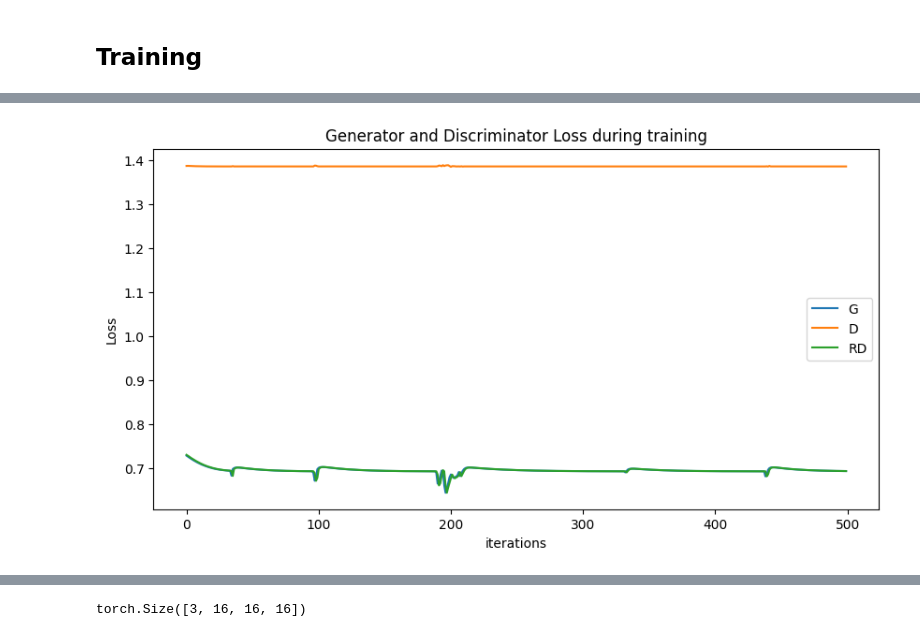
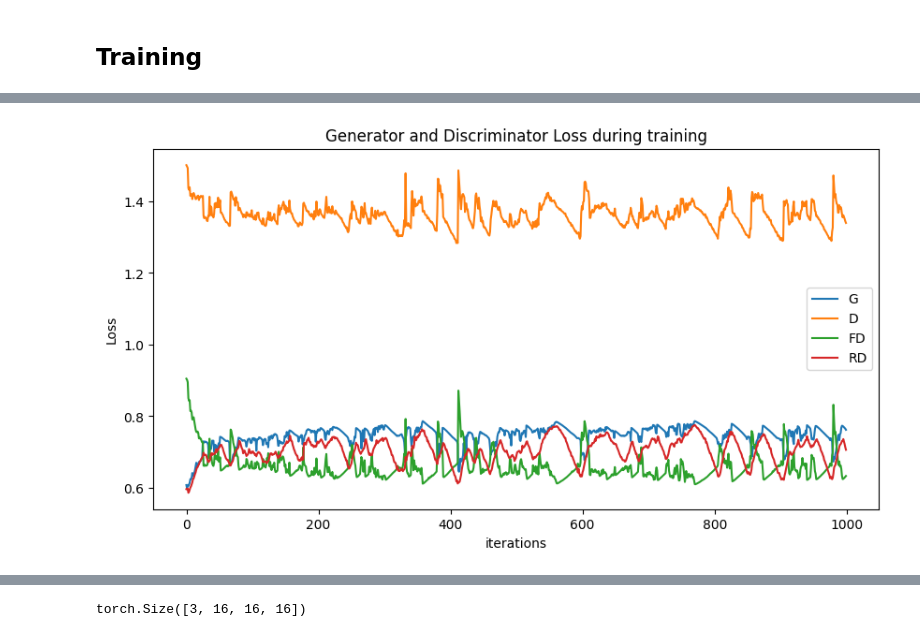
Before and after one commit to JTStephens18/3DMNIST, a Jupyter notebook: v4_3DMNIST_CNN.ipynb, the cells around one changed output, grey strips where cells are left out. Saved outputs shown, nothing was run; the diff lists cells and outputs as text; code cells hidden in the pictures.

```diff
--- a/v4_3DMNIST_CNN.ipynb
+++ b/v4_3DMNIST_CNN.ipynb
@@ -243,14 +255,15 @@ class Generator(nn.Module):
   def __init__(self):
     super(Generator, self).__init__()
 
-    self.conv_layer_1 = self._conv_layer_set(zVector, ngf * 8, 4, 1, 0)
-    self.conv_layer_2 = self._conv_layer_set(ngf * 8, ngf * 4, 4, 2, 1)
-    self.conv_layer_3 = self._conv_layer_set(ngf * 4, 1, 4, 2, 1)
-    # self.conv_layer_3 = self._conv_layer_set(ngf * 4, ngf*2, 4, 2, 1)
+    self.conv_layer_1 = self._conv_layer_set(zVector, ngf * 8, 4, 1, padding=(1,1,1))
+    self.conv_layer_2 = self._conv_layer_set(ngf * 8, ngf * 4, 4, 2, padding=(1,1,1))
+    # self.conv_layer_3 = self._conv_layer_set(ngf * 4, 1, 4, 2, 1)
+    self.conv_layer_3 = self._conv_layer_set(ngf * 4, ngf*2, 4, 2, padding=(1,1,1))
+    self.conv_layer_4 = self._conv_layer_set(ngf * 2, 1, 4, 2, padding=(1,1,1))
     # self.conv_layer_4 = self._conv_layer_set(ngf*2, ngf, 4, 2, 1)
     # self.conv_layer_5 = self._conv_layer_set(ngf, 3, 4, 2, 1)
     self.sigmoid = nn.Sigmoid()
-    # self.tanh = nn.Tanh()
+    self.tanh = nn.Tanh()
 
 
   def _conv_layer_set(self, in_c, out_c, kernel_size, stride, padding):
@@ -268,10 +281,10 @@ class Generator(nn.Module):
     out = self.conv_layer_1(out)
     out = self.conv_layer_2(out)
     out = self.conv_layer_3(out)
-    # out = self.conv_layer_4(out)
+    out = self.conv_layer_4(out)
     # out = self.conv_layer_5(out)
-    out = self.sigmoid(out)
-    # out = self.tanh(out)
+    # out = self.sigmoid(out)
+    out = self.tanh(out)
     return out
 # %%
 generator = Generator().to(device)
@@ -303,8 +316,8 @@ class Discriminator(nn.Module):
 
     self.conv_layer_1 = self._conv_layer_set(1, ndf, 4, 2, 1)
     self.conv_layer_2 = self._conv_layer_set(ndf, ndf*2, 4, 2, 1)
-    self.conv_layer_3 = self._conv_layer_set(ndf*2, 2, 4, 2, 1)
-    self.conv_layer_4 = self._conv_layer_set(2, 1, 4, 2, 1)
+    self.conv_layer_3 = self._conv_layer_set(ndf*2, ndf*4, 4, 2, 1)
+    self.conv_layer_4 = self._conv_layer_set(ndf*4, 1, 4, 2, 1)
     self.sigmoid = nn.Sigmoid()
 
 
@@ -312,7 +325,11 @@ class Discriminator(nn.Module):
     conv_layer = nn.Sequential(
         nn.Conv3d(in_c, out_c, kernel_size=kernel_size, stride=stride, padding=padding, bias=False),
         # nn.Dropout(),
+        # nn.AdaptiveAvgPool3d(out_c),
+        # F.avg_pool3d(),
+        # nn.AvgPool3d(1),
         nn.BatchNorm3d(out_c),
+        # nn.ReLU()
         nn.LeakyReLU(0.2, inplace=True)
     )
     return conv_layer
@@ -404,13 +422,21 @@ Discriminator(
 ## Loss & Optimizers
 # %%
 lr = 0.02
-num_epochs = 5
+num_epochs = 10
+D_lr = 0.02
+G_lr = 0.02
 # %%
+def wasserstein_loss(y_true, y_pred):
+  return y_true.mean() * y_pred.mean()
+
+
+
 # Initialize the ``BCELoss`` function
 criterion = nn.BCELoss()
 
 # criterion_d = nn.MSELoss()
 criterion_d = nn.BCELoss()
+# criterion_d = wasserstein_loss()
 
 # criterion_g = nn.L1Loss()
 criterion_g = nn.BCELoss()
@@ -424,8 +450,10 @@ print(fixed_noise.shape)
 # Establish convention for real and fake labels during training
 real_label = 1.
 fake_label = 0.
+# fake_label = -1.
 
 # Setup Adam optimizers for both G and D
-optimizerD = Adam(discriminator.parameters(), lr=lr, betas=(beta1, 0.999))
-optimizerG = Adam(generator.parameters(), lr=lr, betas=(beta1, 0.999))
+optimizerD = Adam(discriminator.parameters(), lr=D_lr, betas=(beta1, 0.999))
+# optimizerD = torch.optim.SGD(discriminator.parameters(), lr=D_lr)
+optimizerG = Adam(generator.parameters(), lr=G_lr, betas=(beta1, 0.999))
 # %% [output]
@@ -551,13 +641,13 @@ torch.Size([1, 16, 16])
 # %%
 plt.figure(figsize=(10,5))
 plt.title("Generator and Discriminator Loss during training")
 plt.plot(G_losses, label="G")
 plt.plot(D_losses, label="D")
-# plt.plot(D_fake_loss, label="FD")
+plt.plot(D_fake_loss, label="FD")
 plt.plot(D_real_loss, label="RD")
 plt.xlabel("iterations")
 plt.ylabel("Loss")
 plt.legend()
 plt.show()
 # %% [output]
-[figure, old version]
+[figure, new version]
```
Also changed, not shown: parts of 17 cells of this notebook.
